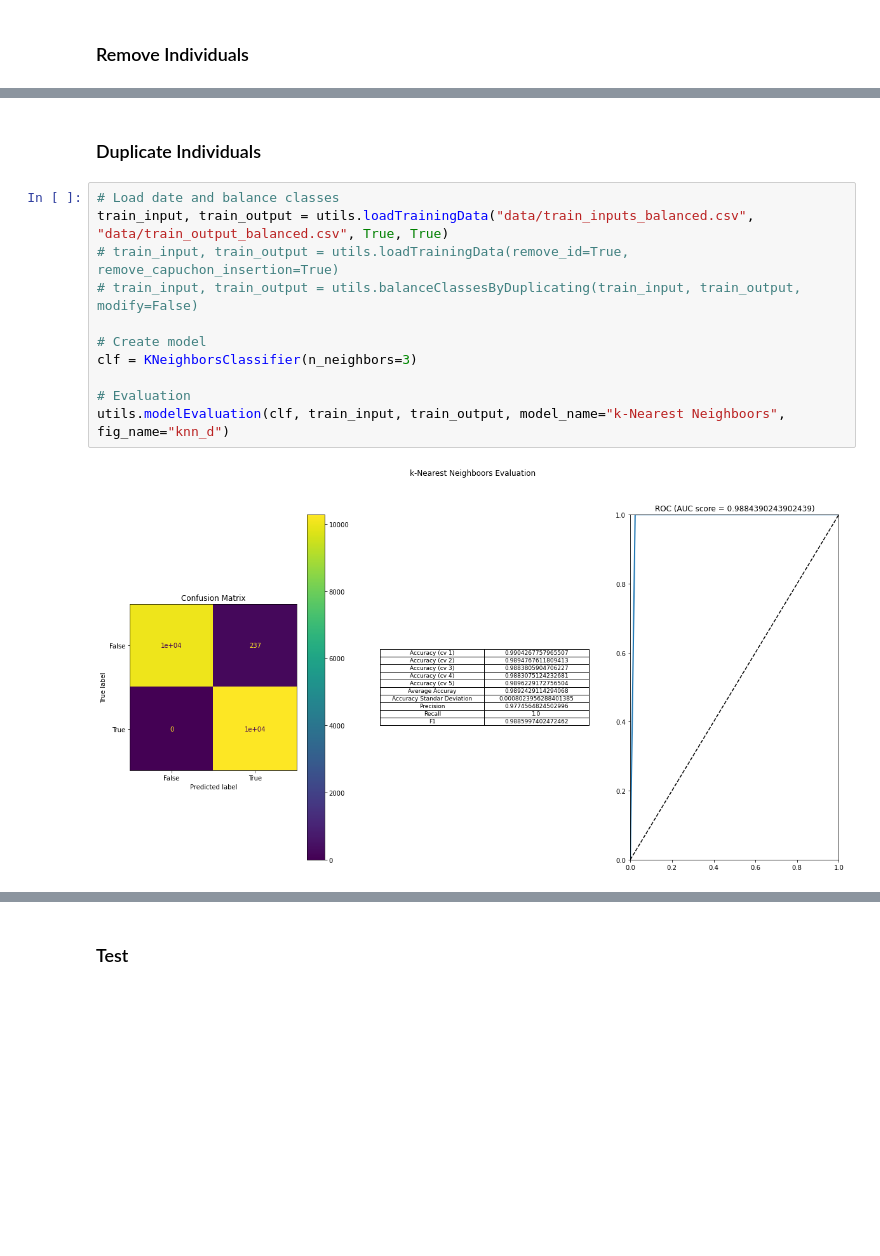
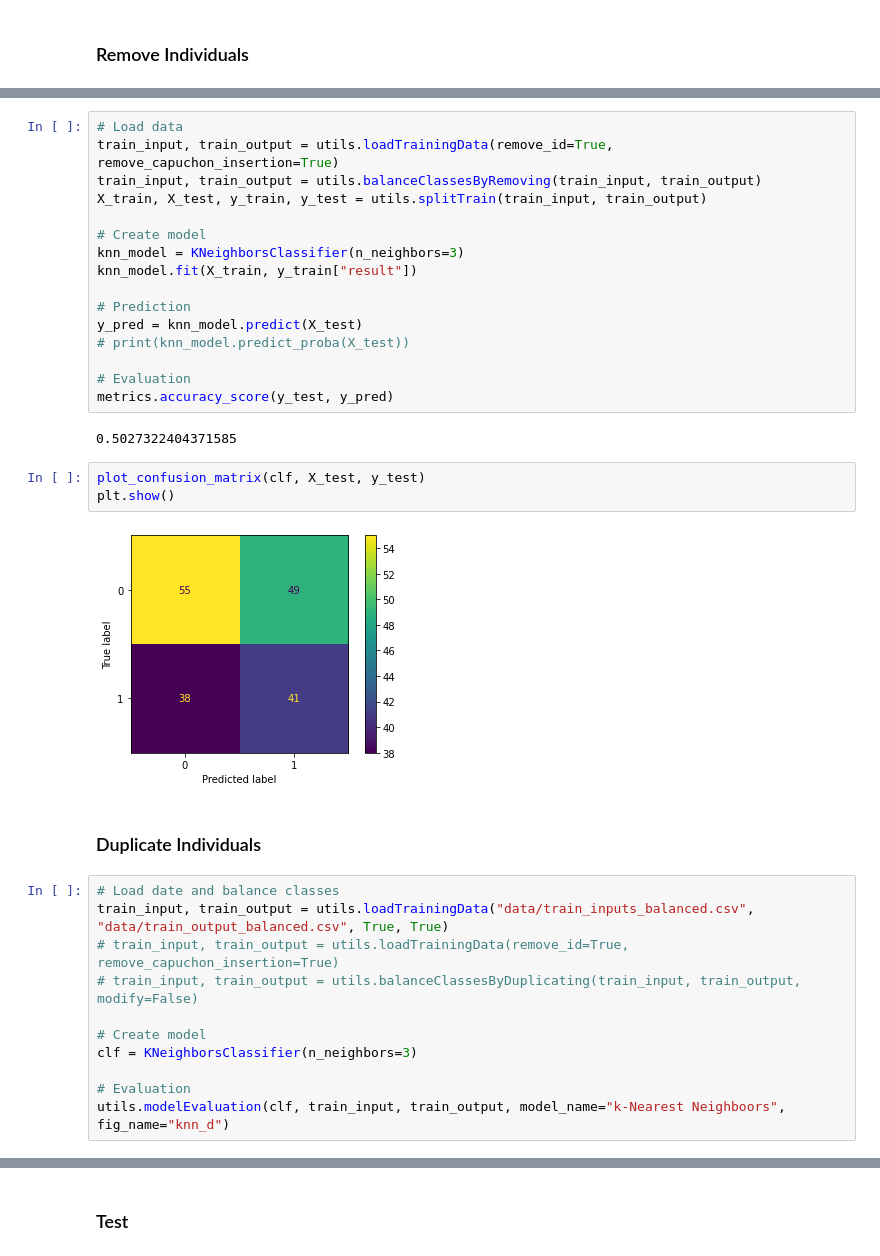
Before and after one commit to FABallemand/DefectPredictionOnProductionLines, a Jupyter notebook: k-nn.ipynb, the cells around one changed output, grey strips where cells are left out. Cells and saved outputs as stored; diff of their text form; blank space fills up the shorter version.

```diff
--- a/k-nn.ipynb
+++ b/k-nn.ipynb
@@ -56,3 +56,26 @@ utils.modelEvaluation(clf, train_input, train_output, model_name="k-Nearest Neig
+# %%
+# Load data
+train_input, train_output = utils.loadTrainingData(remove_id=True, remove_capuchon_insertion=True)
+train_input, train_output = utils.balanceClassesByRemoving(train_input, train_output)
+X_train, X_test, y_train, y_test = utils.splitTrain(train_input, train_output)
+
+# Create model
+knn_model = KNeighborsClassifier(n_neighbors=3)
+knn_model.fit(X_train, y_train["result"])
+
+# Prediction
+y_pred = knn_model.predict(X_test)
+# print(knn_model.predict_proba(X_test))
+
+# Evaluation
+metrics.accuracy_score(y_test, y_pred)
+# %% [output]
+0.5027322404371585
+# %%
+plot_confusion_matrix(clf, X_test, y_test)
+plt.show()
+# %% [output]
+[figure, added]
 # %% [markdown]
 ### Duplicate Individuals
 # %%
@@ -66,5 +89,3 @@ clf = KNeighborsClassifier(n_neighbors=3)
 
 # Evaluation
 utils.modelEvaluation(clf, train_input, train_output, model_name="k-Nearest Neighboors", fig_name="knn_d")
-# %% [output]
-[figure, removed]
```
Also changed, not shown: parts of 3 cells of this notebook, 14 other files.
